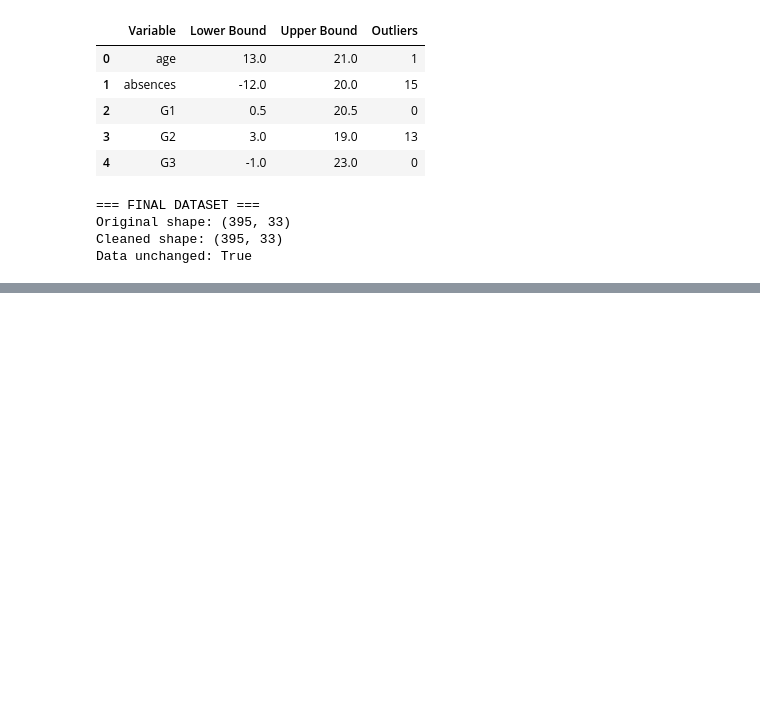
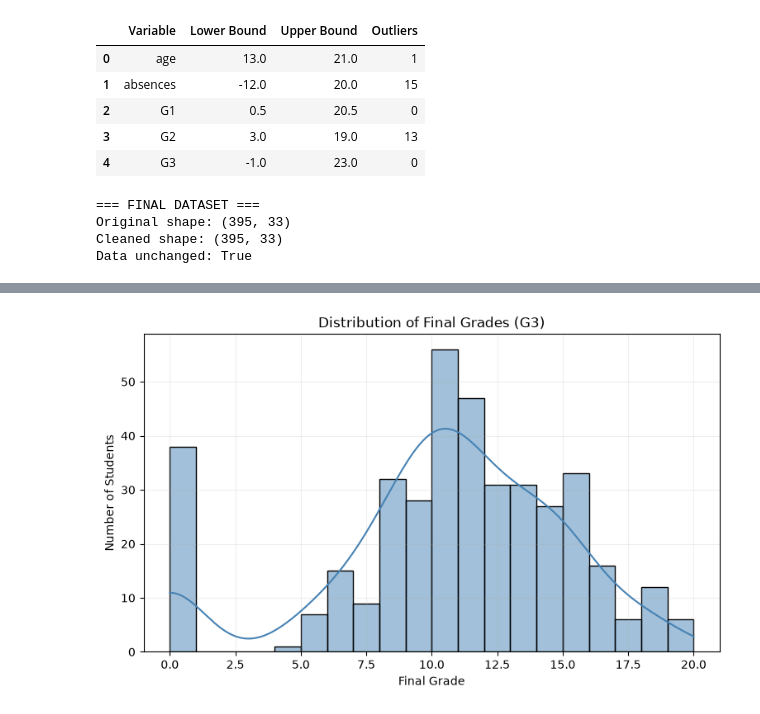
Before and after one commit to valonhajrediniii/data-analysis-project-1, a Jupyter notebook: analysis.ipynb, the cells around one changed output, grey strips where cells are left out. Cells and saved outputs as stored; diff of their text form; code cells hidden in the pictures; blank space fills up the shorter version.

Commit message:
Add descriptive statistics and data visualizations

```diff
--- a/analysis.ipynb
+++ b/analysis.ipynb
@@ -219,0 +259,20 @@ Data unchanged: True
+# %%
+
+plt.figure(figsize=(9, 5))
+
+sns.histplot(
+    data=df_clean,
+    x="G3",
+    bins=20,
+    kde=True,
+    color="steelblue"
+)
+
+plt.title("Distribution of Final Grades (G3)")
+plt.xlabel("Final Grade")
+plt.ylabel("Number of Students")
+plt.grid(alpha=0.2)
+
+plt.show()
+# %% [output]
+[figure, added]
```
Also changed, not shown: parts of 5 cells of this notebook.
